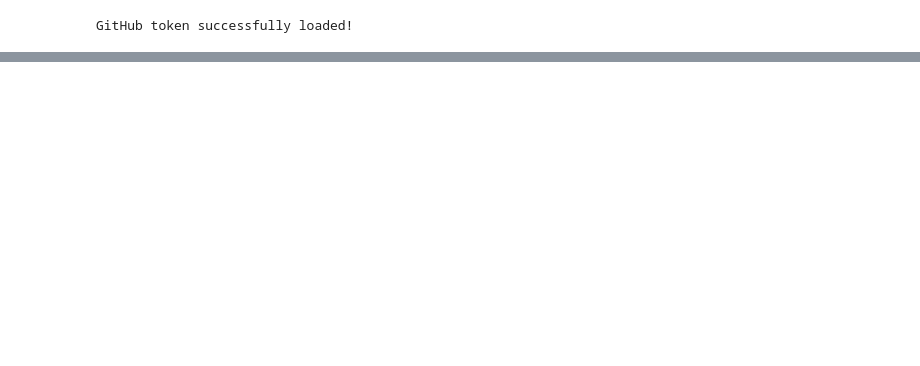
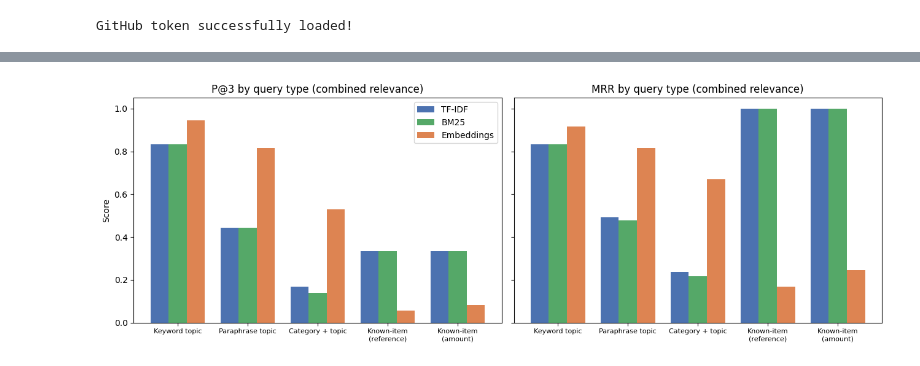
Before and after one commit to addagadanamratha/intelligent-document-processing-nlp, a Jupyter notebook: Applied_AI_Final_Project.ipynb, the cells around one changed output, grey strips where cells are left out. Saved outputs shown, nothing was run; the diff lists cells and outputs as text; code cells hidden in the pictures; blank space fills up the shorter version.

```diff
--- a/Applied_AI_Final_Project.ipynb
+++ b/Applied_AI_Final_Project.ipynb
@@ -1394,0 +2282,10 @@ drive.mount("/content/drive")
+# %%
+pd.set_option("display.max_colwidth", None)   # show full document text
+
+wrong = human_sample[~human_sample["human_correct"]]
+display(wrong[["category", "human_pred", "lr_pred", "rule_pred", "template_id", "text"]])
+
+print("Of the 6 documents I got wrong:")
+print("  Logistic Regression also wrong:", (~wrong["lr_correct"]).sum())
+print("  Informed rules also wrong:     ", (~wrong["rule_correct"]).sum())
+print("  Both models wrong:             ", ((~wrong["lr_correct"]) & (~wrong["rule_correct"])).sum())
@@ -1394,0 +3205,89 @@ drive.mount("/content/drive")
+# %%
+# ===== Step 23: Retrieval evaluation =====
+import time
+import numpy as np
+import pandas as pd
+import matplotlib.pyplot as plt
+
+K = 3
+METHODS = ["TF-IDF", "BM25", "Embeddings"]
+LEXICAL = {"TF-IDF", "BM25"}
+
+def retrieve(method, query):
+    """Full ranking for one query. For lexical methods, documents with score 0 are 'not retrieved'."""
+    ids, scores = rank_docs(method, query, k=None)
+    if method in LEXICAL:
+        keep = [i for i, s in enumerate(scores) if s > 0]
+        ids = [ids[i] for i in keep]
+    return ids
+
+records = []
+for _, q in queries_df.iterrows():
+    for m in METHODS:
+        ranked = retrieve(m, q["query"])
+        top = ranked[:K]
+        for definition, rel in [("combined", q["rel_combined"]), ("strict", q["rel_strict"])]:
+            hits_top = sum(d in rel for d in top)
+            first_rank = next((r for r, d in enumerate(ranked, start=1) if d in rel), None)
+            records.append({
+                "qid": q["qid"], "qtype": q["qtype"], "method": m, "definition": definition,
+                "P@3": hits_top / K,
+                "Hit@3": float(hits_top > 0),
+                "RR": (1.0 / first_rank) if first_rank else 0.0,
+                "n_returned": len(ranked),
+            })
+
+retr = pd.DataFrame(records)
+QTYPE_ORDER = list(queries_df["qtype"].drop_duplicates())
+
+def summarize(definition):
+    t = (retr[retr["definition"] == definition]
+         .groupby(["qtype", "method"])[["P@3", "Hit@3", "RR"]].mean()
+         .rename(columns={"RR": "MRR"}).round(3))
+    t = t.reindex(pd.MultiIndex.from_product([QTYPE_ORDER, METHODS], names=["qtype", "method"]))
+    return t
+
+print("=== COMBINED relevance (note OR body topic) ===")
+display(summarize("combined"))
+print("\n=== STRICT relevance (note topic only) ===")
+display(summarize("strict"))
+
+# Recall@3 for known-item queries (exactly 1 relevant doc, so Recall@3 = Hit@3)
+ki = retr[(retr["definition"] == "combined") & retr["qtype"].str.startswith("Known-item")]
+print("\nRecall@3 on known-item queries (equals Hit@3 because there is one relevant document):")
+display(ki.groupby(["qtype", "method"])["Hit@3"].mean().rename("Recall@3").round(3).unstack("method")[METHODS])
+
+# How often did a method return nothing at all?
+zero = (retr[retr["definition"] == "combined"].assign(no_result=lambda d: d["n_returned"] == 0)
+        .groupby(["qtype", "method"])["no_result"].sum().unstack("method")[METHODS].reindex(QTYPE_ORDER))
+print("\nQueries with NO results (count per query type):")
+display(zero)
+
+# Latency: median of 5 repeats per query, then summarized across the 51 queries
+lat_rows = []
+for _, q in queries_df.iterrows():
+    for m in METHODS:
+        times = []
+        for _ in range(5):
+            t0 = time.perf_counter(); rank_docs(m, q["query"], k=K); times.append(time.perf_counter() - t0)
+        lat_rows.append({"method": m, "ms": float(np.median(times)) * 1000})
+lat = pd.DataFrame(lat_rows).groupby("method")["ms"].agg(
+    median="median", p95=lambda s: np.percentile(s, 95)).round(2).reindex(METHODS)
+lat.columns = ["Median latency (ms)", "95th pct latency (ms)"]
+print("\nQuery latency (includes query encoding for Embeddings; CPU):")
+display(lat)
+
+# Chart: P@3 and MRR by query type (combined relevance)
+comb = summarize("combined")
+fig, axes = plt.subplots(1, 2, figsize=(13, 4.5), sharey=True)
+colors = {"TF-IDF": "#4C72B0", "BM25": "#55A868", "Embeddings": "#DD8452"}
+x = np.arange(len(QTYPE_ORDER)); w = 0.26
+for ax, metric in zip(axes, ["P@3", "MRR"]):
+    for j, m in enumerate(METHODS):
+        vals = [comb.loc[(qt, m), metric] for qt in QTYPE_ORDER]
+        ax.bar(x + (j - 1) * w, vals, w, label=m, color=colors[m])
+    ax.set_xticks(x); ax.set_xticklabels([q.replace(" (", "\n(") for q in QTYPE_ORDER], fontsize=8)
+    ax.set_title(f"{metric} by query type (combined relevance)"); ax.set_ylim(0, 1.05)
+axes[0].set_ylabel("Score"); axes[0].legend()
+plt.tight_layout(); plt.show()
+# %% [output]
@@ -1394,0 +3349 @@ drive.mount("/content/drive")
+[figure, added]
```
Also changed, not shown: parts of 58 cells of this notebook.
